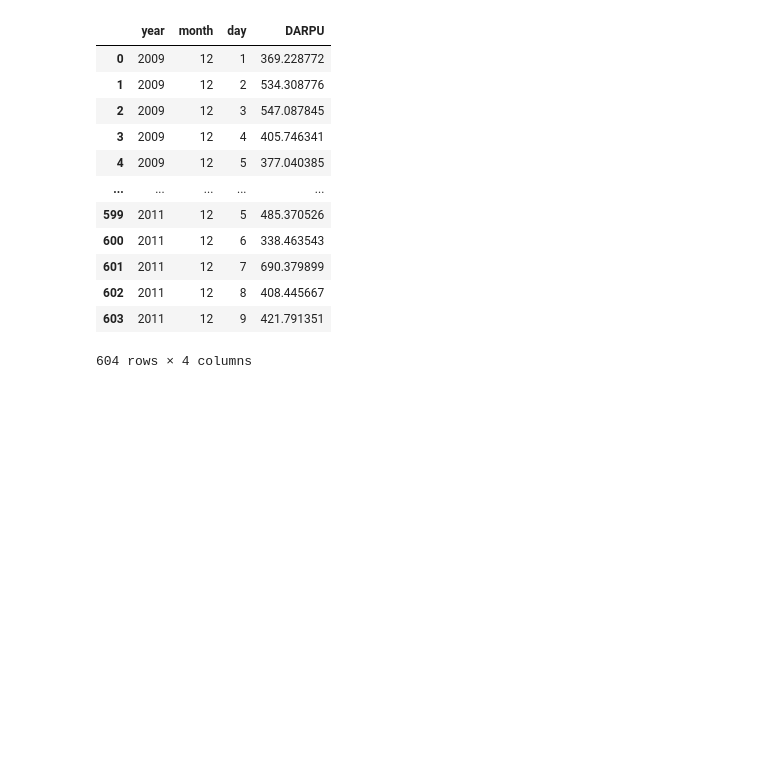
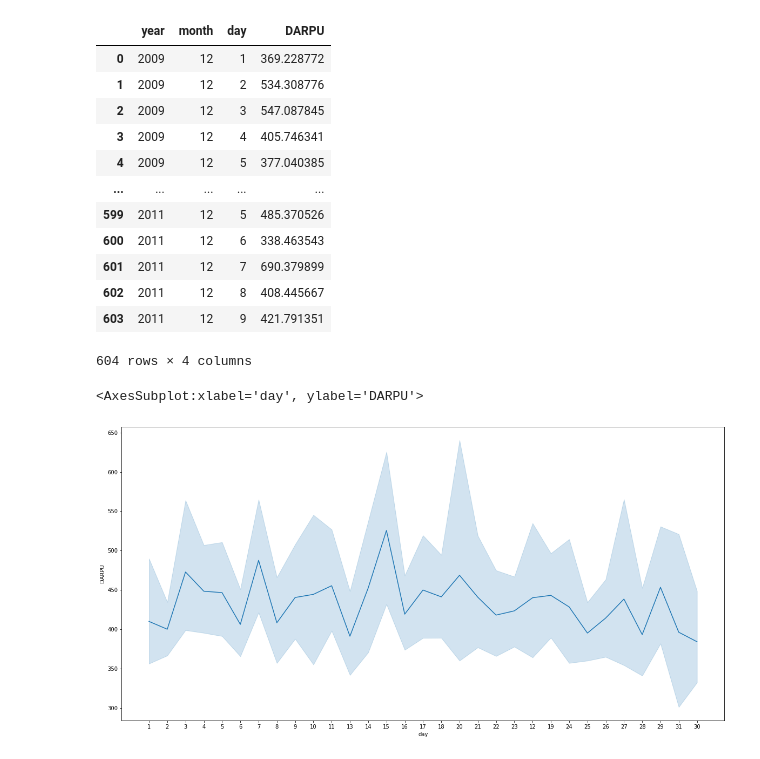
Before and after one commit to solyourock/growth, a Jupyter notebook: revise.ipynb, the cells around one changed output. Cells and saved outputs as stored; diff of their text form; code cells hidden in the pictures; blank space fills up the shorter version.

```diff
--- a/revise.ipynb
+++ b/revise.ipynb
@@ -186,7 +200,8 @@ MARPPU.to_frame().reset_index().rename(columns={0 : 'MARPPU'})
 - Daily ARPPU(Average Revenue Per Paying User)
 # %%
 DARPPU = data.groupby(['year','month', 'day']).sum()['total_price'] / data.groupby(['year','month', 'day']).nunique()['Customer ID']
-DARPPU.to_frame().reset_index().rename(columns={0 : 'DARPU'})
+DARPPU_df = DARPPU.to_frame().reset_index().rename(columns={0 : 'DARPU'})
+DARPPU_df
 # %% [output]
 |  | year | month | day | DARPU |
 | 0 | 2009 | 12 | 1 | 369.228772 |
@@ -201,3 +216,13 @@ DARPPU.to_frame().reset_index().rename(columns={0 : 'DARPU'})
 | 602 | 2011 | 12 | 8 | 408.445667 |
 | 603 | 2011 | 12 | 9 | 421.791351 |
 604 rows × 4 columns
+# %%
+DARPPU_df = DARPPU_df.astype({'year':"string",
+                 'month':"string",
+                 'day':'string'})
+# %%
+plt.figure(figsize=(20,10))
+sns.lineplot(x=DARPPU_df['day'], y=DARPPU_df['DARPU'])
+# %% [output]
+<AxesSubplot:xlabel='day', ylabel='DARPU'>
+[figure, added]
```
Also changed, not shown: parts of 5 cells of this notebook.
